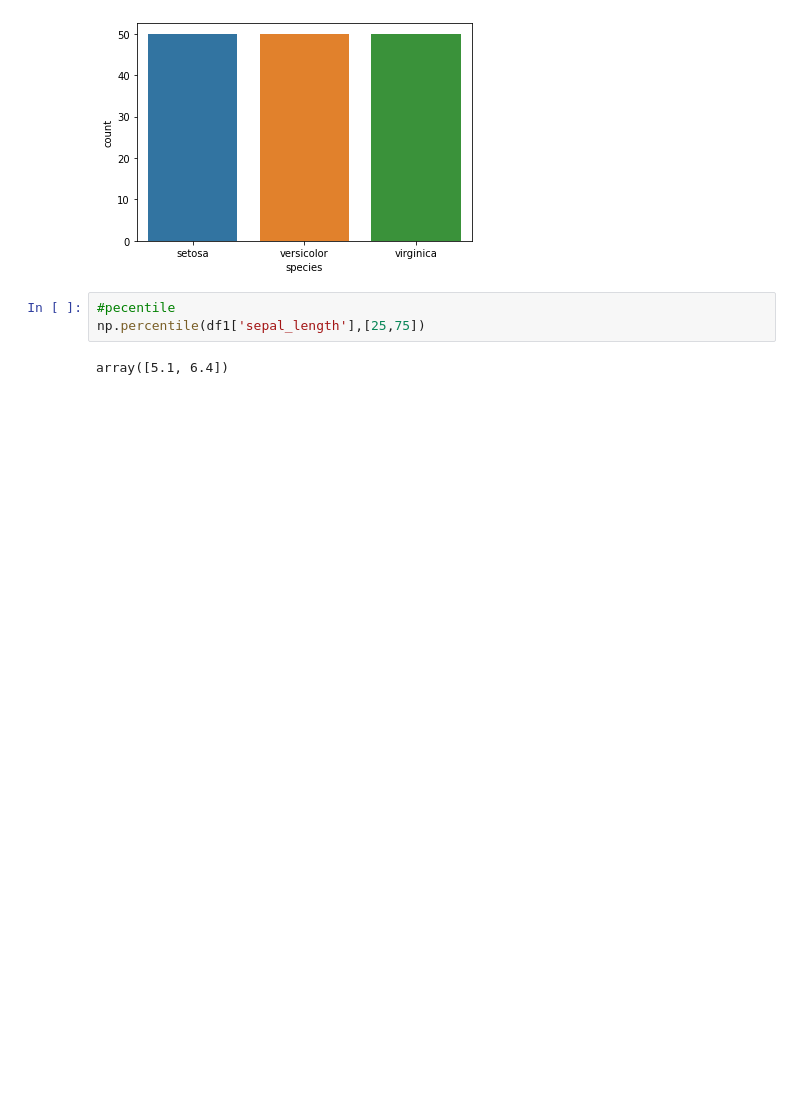
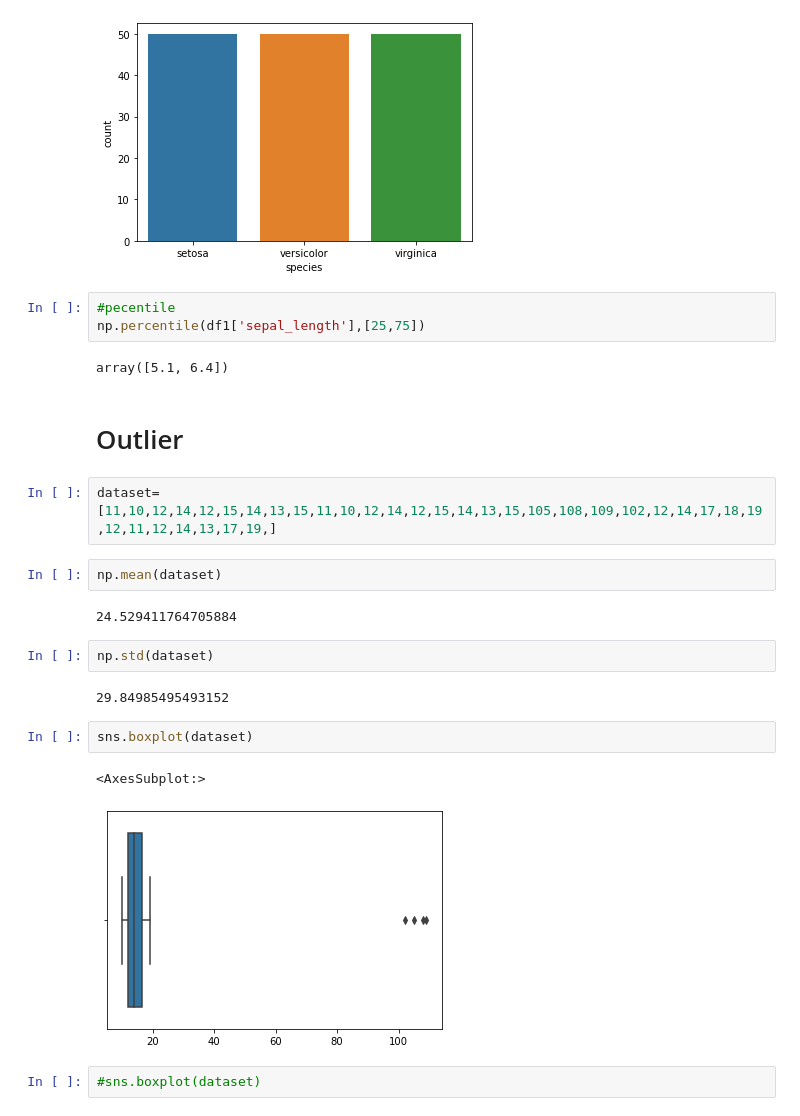
Before and after one commit to HossainSanowar-Github/statistics, a Jupyter notebook: statistics.ipynb, the cells around one changed output. Drawn from its saved outputs; the diff is of its cells as text; blank space fills up the shorter version.

```diff
--- a/statistics.ipynb
+++ b/statistics.ipynb
@@ -69,3 +69,22 @@ sns.countplot(df1['species'])
 np.percentile(df1['sepal_length'],[25,75])
 # %% [output]
 array([5.1, 6.4])
+# %% [markdown]
+# Outlier
+# %%
+dataset=[11,10,12,14,12,15,14,13,15,11,10,12,14,12,15,14,13,15,105,108,109,102,12,14,17,18,19,12,11,12,14,13,17,19,]
+# %%
+np.mean(dataset)
+# %% [output]
+24.529411764705884
+# %%
+np.std(dataset)
+# %% [output]
+29.84985495493152
+# %%
+sns.boxplot(dataset)
+# %% [output]
+<AxesSubplot:>
+[figure, added]
+# %%
+#sns.boxplot(dataset)
```
Also changed, not shown: parts of 6 cells of this notebook.
